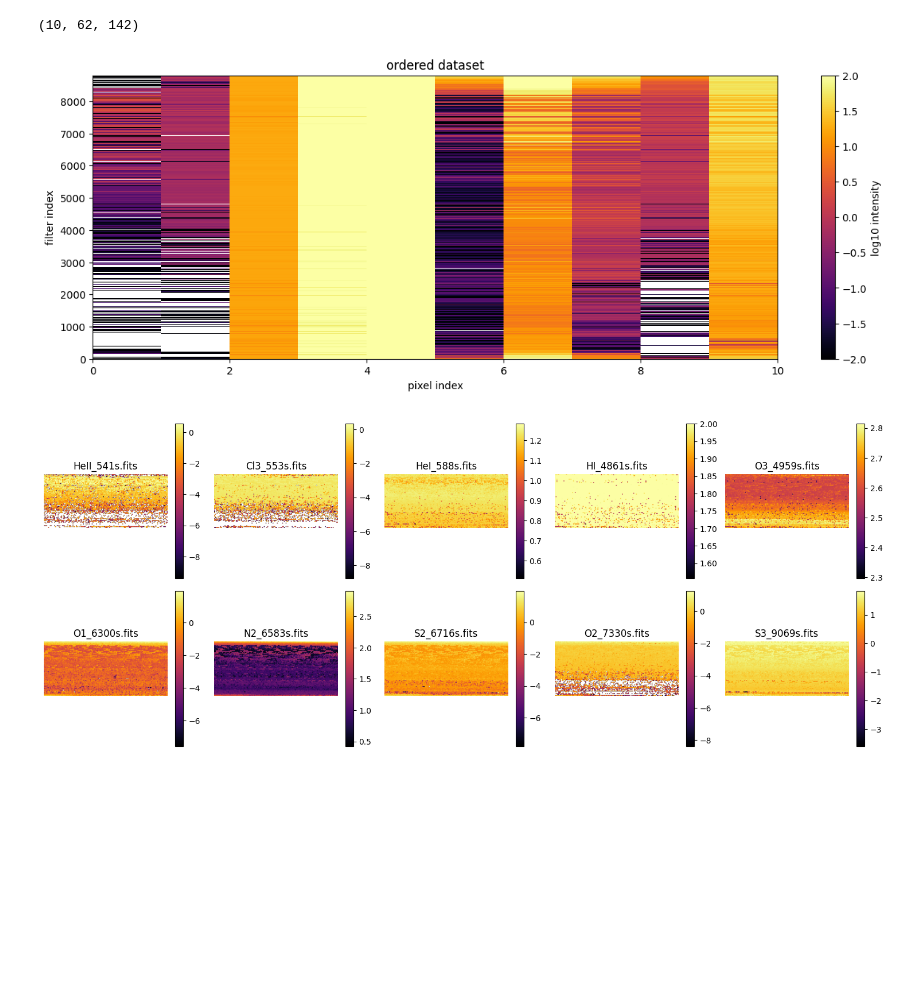
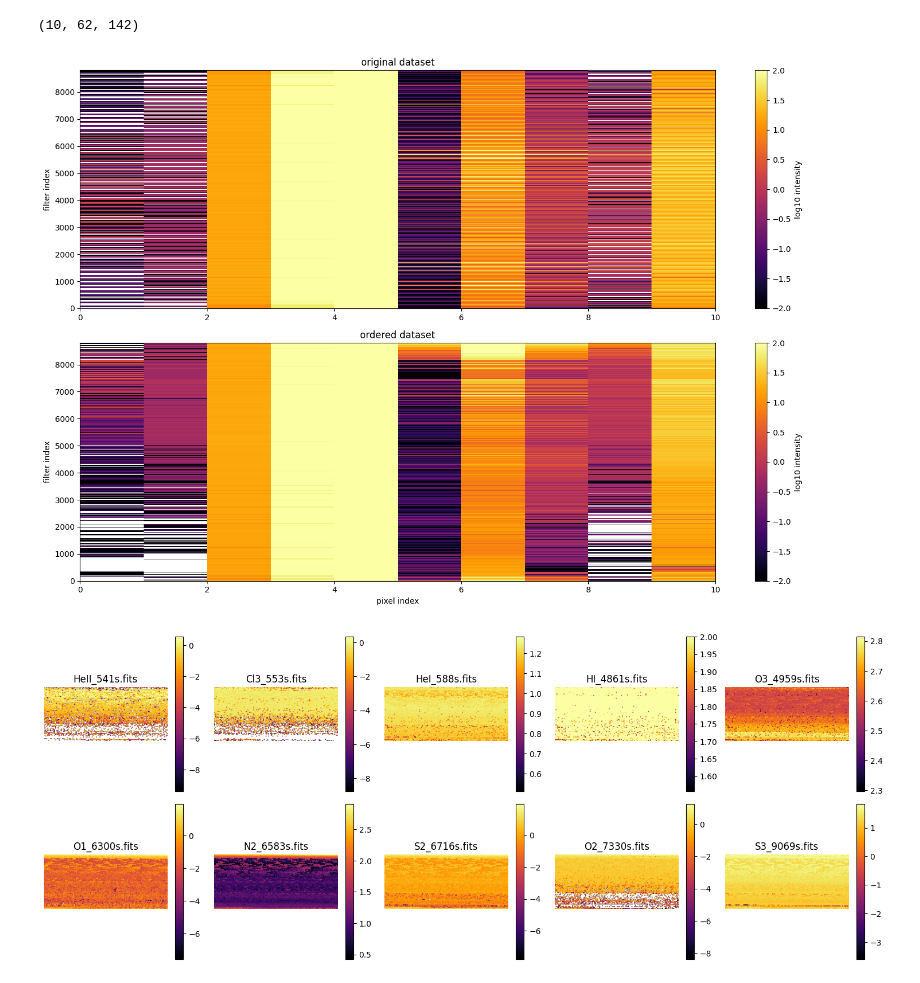
Before and after one commit to dim-papach/sequencer_project, a Jupyter notebook: sequencer_spectra.ipynb, the cells around one changed output. Drawn from its saved outputs; the diff is of its cells as text; code cells hidden in the pictures; blank space fills up the shorter version.

Commit message:
added grouped image

```diff
--- a/sequencer_spectra.ipynb
+++ b/sequencer_spectra.ipynb
@@ -393,22 +394,26 @@ data_reordered.shape
 # %% [output]
 (10, 62, 142)
 # %%
+# also put the pcolormesh of the original
 
-plt.figure(1, figsize=(15, 5))
-
+plt.figure(1, figsize=(15, 10))
+plt.subplot(2, 1, 1)
+plt.title("original dataset")
+plt.pcolormesh(np.log10(positive_data), cmap="inferno")
+plt.clim(-2, 2)
+plt.colorbar(label="log10 intensity")
+plt.ylabel("filter index")
+plt.subplot(2, 1, 2)
 plt.title("ordered dataset")
 plt.pcolormesh(np.log10(data_reordered_2d), cmap="inferno")
 plt.clim(-2, 2)
 plt.colorbar(label="log10 intensity")
-
-
 plt.xlabel("pixel index")
 plt.ylabel("filter index")
-
-# plt.yticks(ticks=np.arange(0, log_data.shape[0], step=1))
+plt.tight_layout()
 plt.show()
 # %% [output]
-[figure, old version]
+[figure, new version]
 # %%
 plot_slices(data_reordered, slice_names)#, log_scale=False)
 # %% [output]
```
Also changed, not shown: parts of 4 cells of this notebook.
